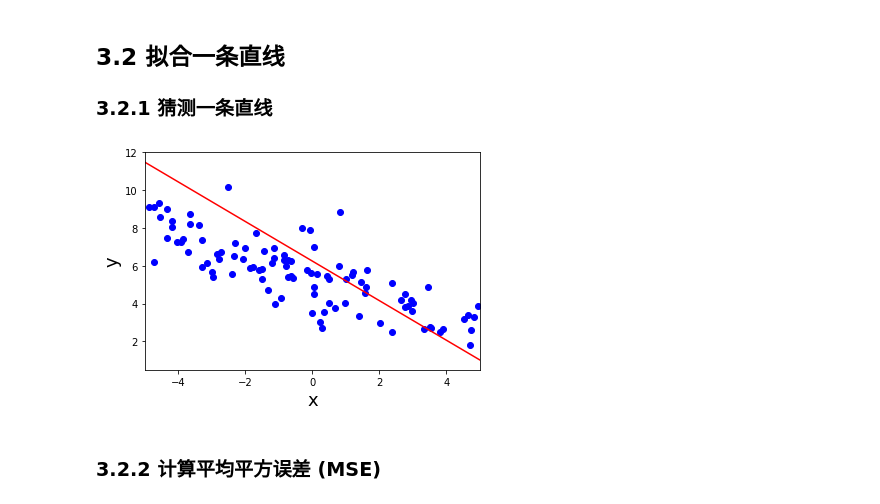
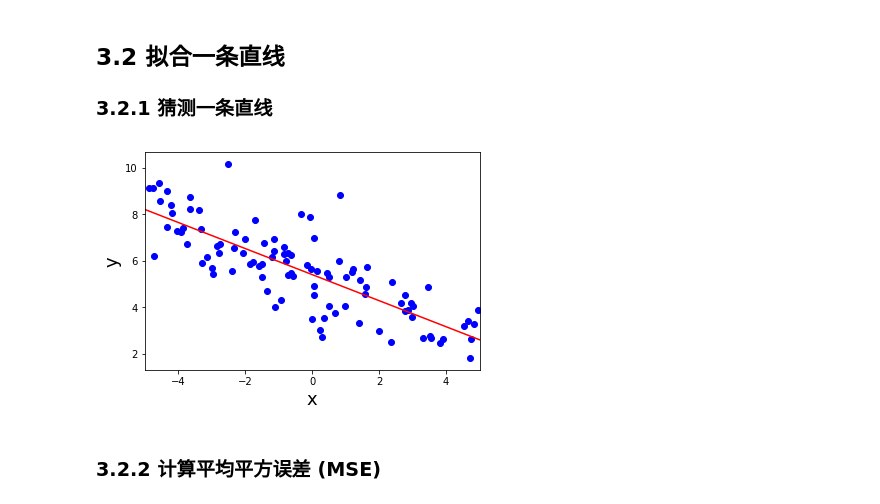
Before and after one commit to niko-liu/linear_algebra, a Jupyter notebook: linear_regression_project-Copy1.ipynb, the cells around one changed output. Drawn from its saved outputs; the diff is of its cells as text; code cells hidden in the pictures.

```diff
--- a/linear_regression_project-Copy1.ipynb
+++ b/linear_regression_project-Copy1.ipynb
@@ -529,22 +529,22 @@ plt.show()
 ### 3.2.1 猜测一条直线
 # %%
 #TODO 请选择最适合的直线 y = mx + b
-m = -1.046
-b = 6.25
+m = -0.561
+b = 5.405
 
 # 不要修改这里！
 plt.xlim((-5,5))
 x_vals = plt.axes().get_xlim()
 y_vals = [m*x+b for x in x_vals]
 plt.plot(x_vals, y_vals, '-', color='r')
 
 plt.xlabel('x',fontsize=18)
 plt.ylabel('y',fontsize=18)
 plt.scatter(X,Y,c='b')
 
 plt.show()
 # %% [output]
-[figure, old version]
+[figure, new version]
 # %% [markdown]
 ### 3.2.2 计算平均平方误差 (MSE)
 # %% [markdown]
```
Also changed, not shown: parts of 8 cells of this notebook, 1 other file.
